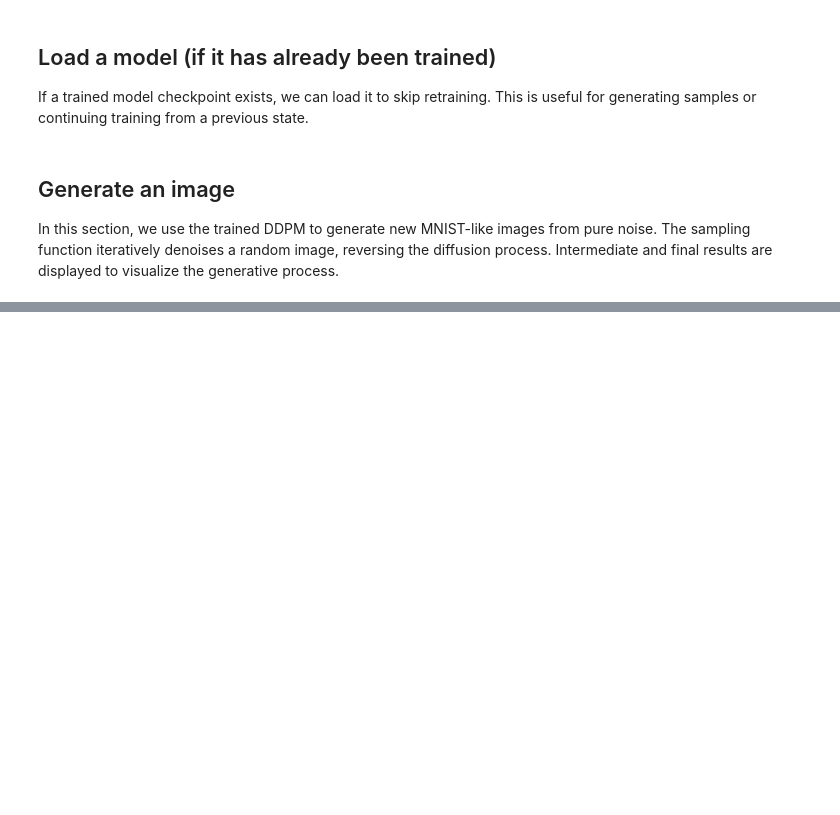
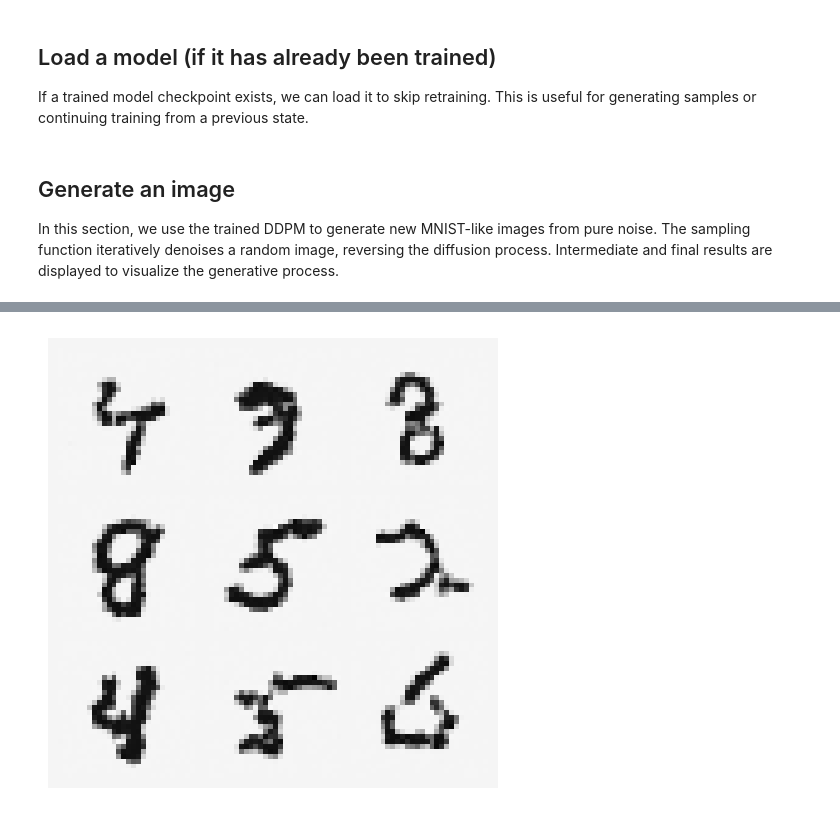
Before and after one commit to InsightLab/diffusion_models_course, a Jupyter notebook: ddpm_from_scratch.ipynb, the cells around one changed output, grey strips where cells are left out. Cells and saved outputs as stored; diff of their text form; code cells hidden in the pictures; blank space fills up the shorter version.

```diff
--- a/ddpm_from_scratch.ipynb
+++ b/ddpm_from_scratch.ipynb
@@ -321,0 +326,7 @@ plot_sample_grid(n_images=10, nrows=2, ncols=5, cmap='Greys')
+# %%
+ax = plt.subplot(1, 1, 1)
+plot_sample_grid(ax, all_samples[-1], cmap='Greys')
+plt.tight_layout()
+plt.show()
+# %% [output]
+[figure, added]
```
Also changed, not shown: parts of 6 cells of this notebook.
